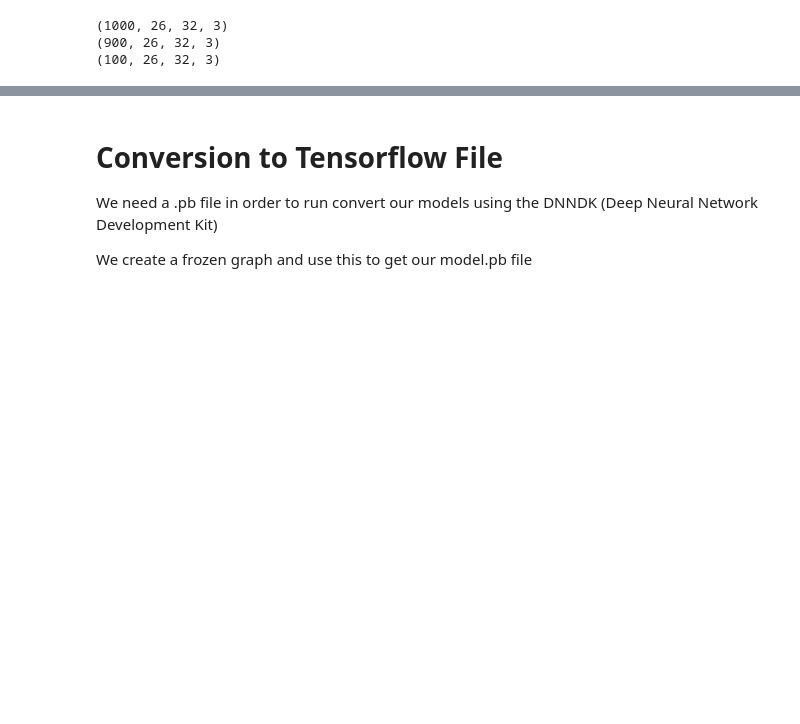
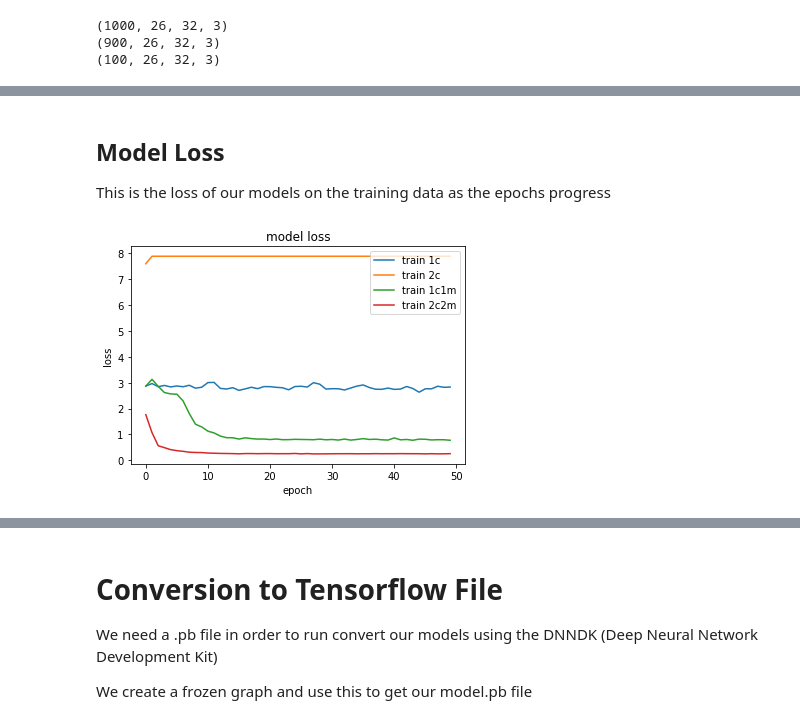
Before and after one commit to bwwarren/SignalBackgroundTraining, a Jupyter notebook: Training/Keras_Notebook.ipynb, the cells around one changed output, grey strips where cells are left out. Saved outputs shown, nothing was run; the diff lists cells and outputs as text; code cells hidden in the pictures; blank space fills up the shorter version.

```diff
--- a/Training/Keras_Notebook.ipynb
+++ b/Training/Keras_Notebook.ipynb
@@ -211,0 +318,22 @@ epochs = 50
+# %% [markdown]
+## Model Loss
+
+This is the loss of our models on the training data as the epochs progress
+# %%
+# summarize history for loss
+
+plt.plot(history_1c.history['loss'])
+plt.plot(history_2c.history['loss'])
+plt.plot(history_1c1m.history['loss'])
+plt.plot(history_2c2m.history['loss'])
+
+plt.title('model loss')
+plt.ylabel('loss')
+plt.xlabel('epoch')
+plt.legend(['train 1c',
+            'train 2c',
+            'train 1c1m',
+            'train 2c2m'], loc='upper right')
+plt.show()
+# %% [output]
+[figure, added]
```
Also changed, not shown: parts of 36 cells of this notebook, 4 other files.
